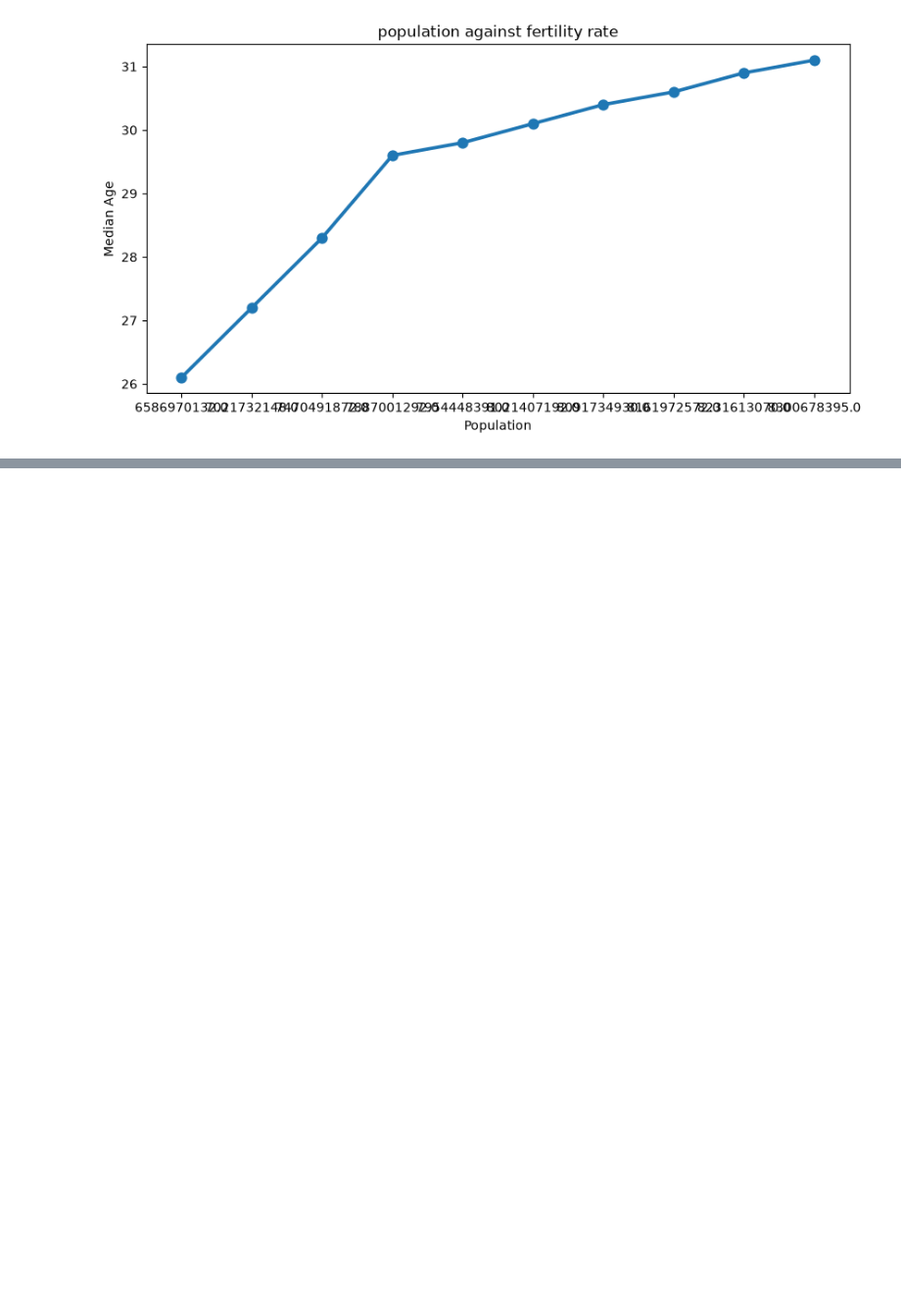
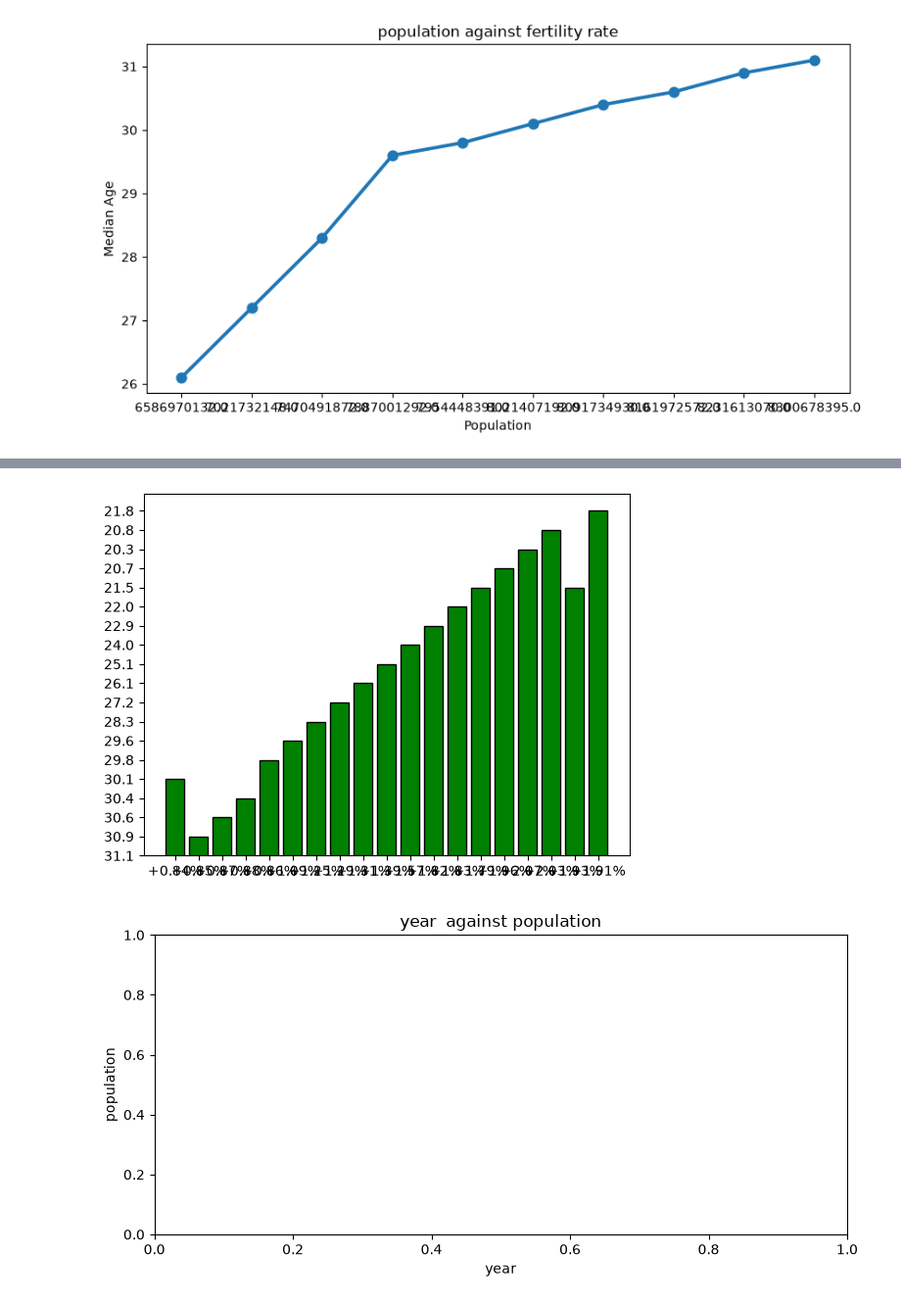
Before and after one commit to xprogram24/projects-py, a Jupyter notebook: worlddata/worldPopulation.ipynb, the cells around one changed output, grey strips where cells are left out. Shown at 98% size. Drawn from its saved outputs; the diff is of its cells as text; code cells hidden in the pictures; blank space fills up the shorter version.

```diff
--- a/worlddata/worldPopulation.ipynb
+++ b/worlddata/worldPopulation.ipynb
@@ -138,0 +150,12 @@ df.to_csv("worldometers_population.csv", index=False)
+# %%
+import matplotlib.pyplot as plt
+plt.bar(df['Yearly % Change'],df['Median Age'],color = 'green', edgecolor = 'black')
+plt.figure(figsize=(8, 4) )
+plt.title('year  against population')
+plt.xlabel('year')
+plt.ylabel('population')
+plt.tight_layout()
+plt.show()
+# %% [output]
+[figure, added]
+[figure, added]
```
Also changed, not shown: parts of 4 cells of this notebook, 21 other files.
